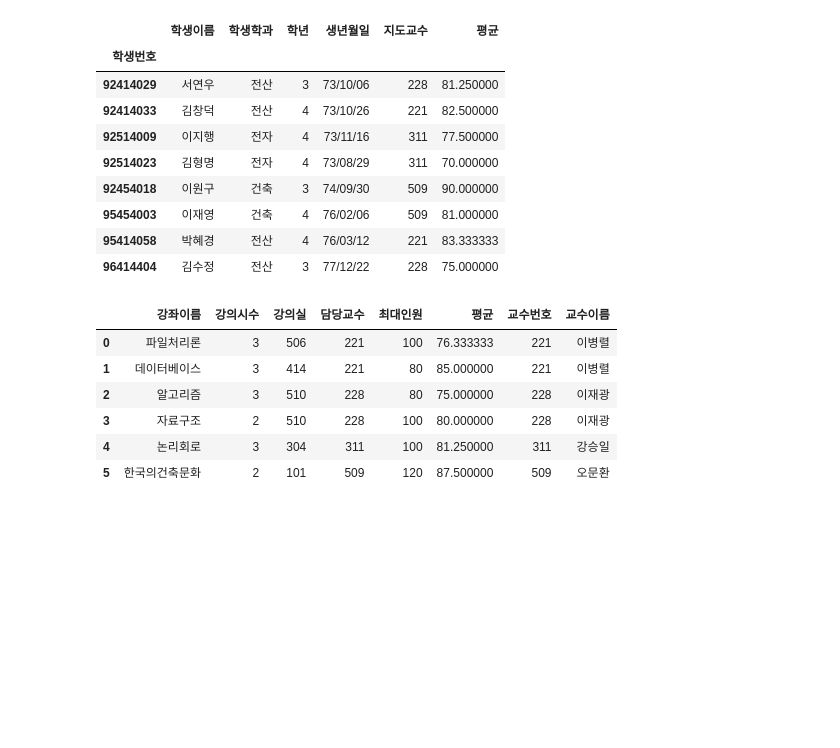
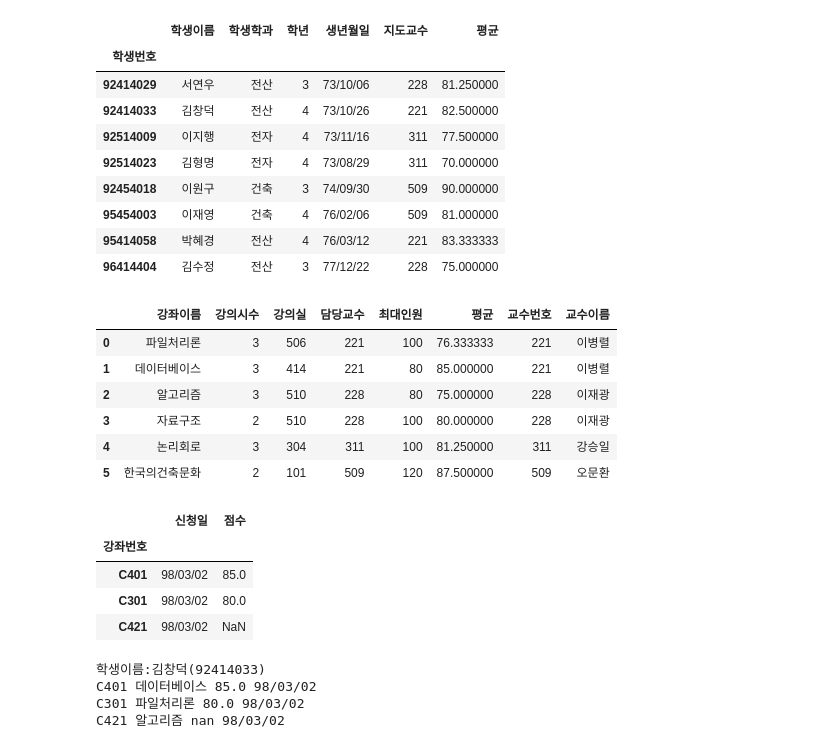
Before and after one commit to Jeongchani/AI_python, a Jupyter notebook: 03.데이터분석/학사관리/학사관리.ipynb, the cells around one changed output. Cells and saved outputs as stored; diff of their text form; code cells hidden in the pictures; blank space fills up the shorter version.

```diff
--- a/03.데이터분석/학사관리/학사관리.ipynb
+++ b/03.데이터분석/학사관리/학사관리.ipynb
@@ -227,0 +234,25 @@ merge
+# %%
+enroll = pd.read_csv('수강.csv', index_col=['학생번호', '강좌번호'])
+enroll.loc[92414033]
+# %% [output]
+|  | 신청일 | 점수 |
+| 강좌번호 |  |  |
+| C401 | 98/03/02 | 85.0 |
+| C301 | 98/03/02 | 80.0 |
+| C421 | 98/03/02 | NaN |
+# %%
+#학생번호를 받아서 학생이름, 수강신청한 강좌목록(강좌번호, 강좌이름) 출력
+scode=92414033
+stu_row = stu.loc[scode]
+print(f'학생이름:{stu_row["학생이름"]}({scode})')
+
+
+enroll_rows = enroll.loc[scode]
+for idx, row in enroll_rows.iterrows():
+    cou_row = cou.loc[idx]
+    print(idx, cou_row['강좌이름'], row['점수'], row['신청일'])
+# %% [output]
+학생이름:김창덕(92414033)
+C401 데이터베이스 85.0 98/03/02
+C301 파일처리론 80.0 98/03/02
+C421 알고리즘 nan 98/03/02
```
Also changed, not shown: parts of 12 cells of this notebook, 1 other file.
